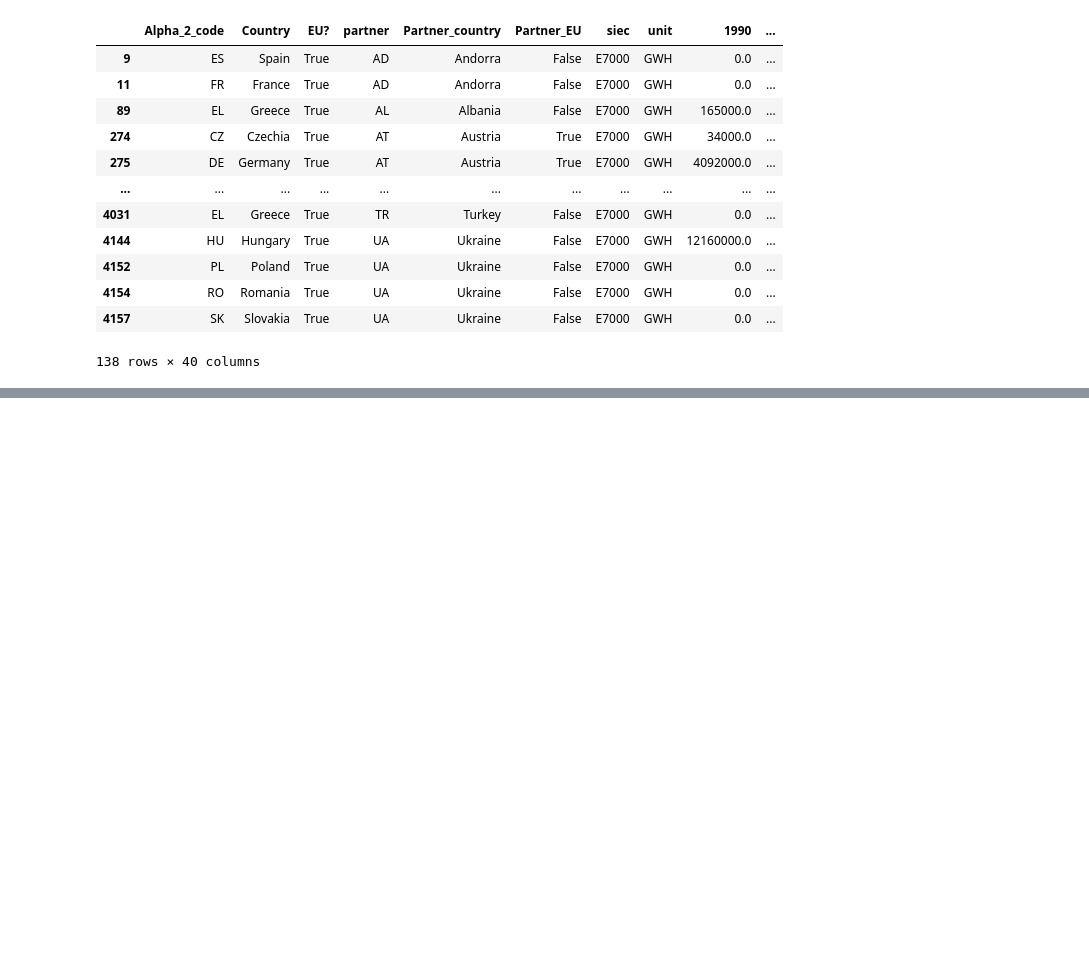
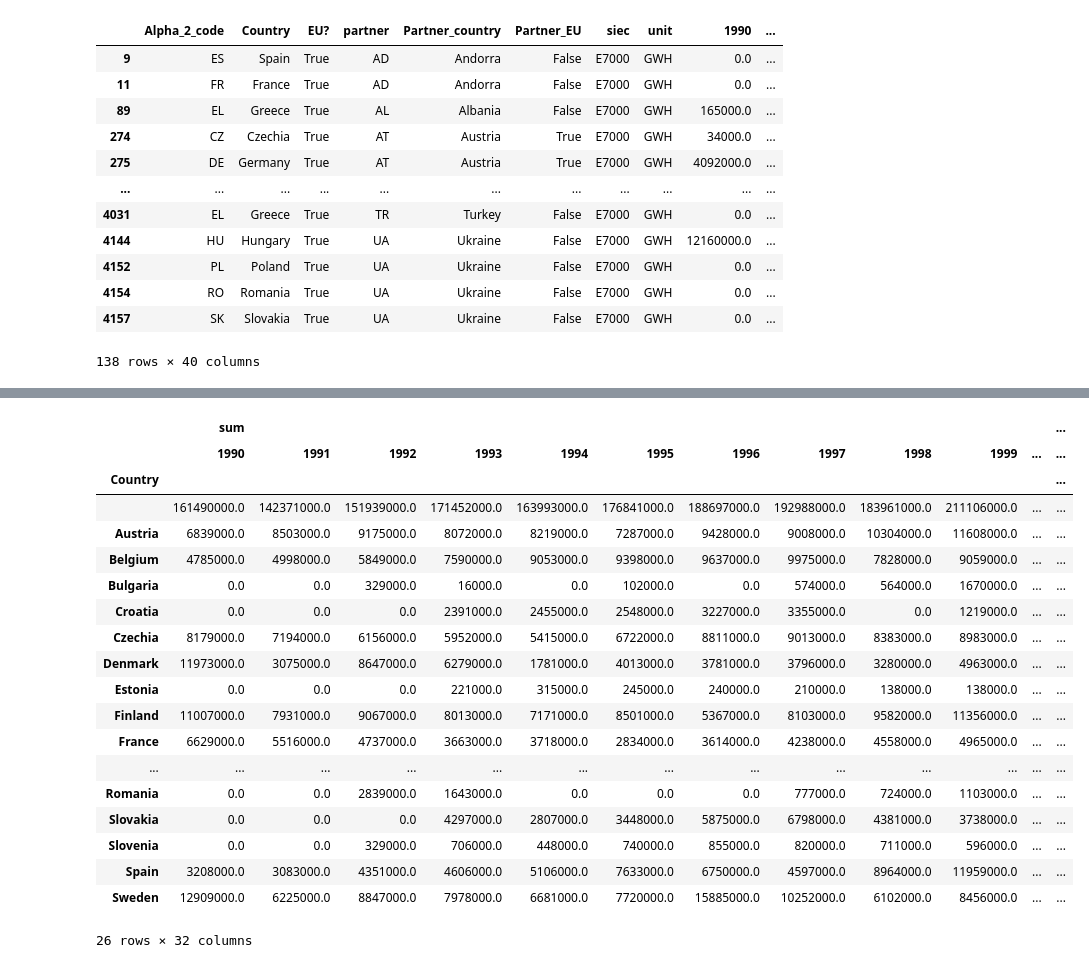
Before and after one commit to SinanSeyhan/green-electricity-project, a Jupyter notebook: notebooks/IMPORTS_FRANK.ipynb, the cells around one changed output, grey strips where cells are left out. Cells and saved outputs as stored; diff of their text form; code cells hidden in the pictures; blank space fills up the shorter version.

```diff
--- a/notebooks/IMPORTS_FRANK.ipynb
+++ b/notebooks/IMPORTS_FRANK.ipynb
@@ -734,0 +804,29 @@ KeyError: 'Column not found: False'
+# %%
+pivot_countries = pd.pivot_table(data=EU_Totals, index=['Country'],
+                      values=['1990', '1991', '1992', '1993', '1994', '1995', '1996', '1997', '1998', '1999',
+                             '2000', '2001', '2002', '2003', '2004', '2005', '2006', '2007', '2008', '2009',
+                             '2010', '2011', '2012', '2013', '2014', '2015', '2016', '2017', '2018', '2019',
+                             '2020', 'TOTAL'],
+                      aggfunc=['sum'])
+pivot_countries
+# %% [output]
+|  | sum |  |  |  |  |  |  |  |  |  |  | ... |
+|  | 1990 | 1991 | 1992 | 1993 | 1994 | 1995 | 1996 | 1997 | 1998 | 1999 | ... | ... |
+| Country |  |  |  |  |  |  |  |  |  |  |  | ... |
+|  | 161490000.0 | 142371000.0 | 151939000.0 | 171452000.0 | 163993000.0 | 176841000.0 | 188697000.0 | 192988000.0 | 183961000.0 | 211106000.0 | ... | ... |
+| Austria | 6839000.0 | 8503000.0 | 9175000.0 | 8072000.0 | 8219000.0 | 7287000.0 | 9428000.0 | 9008000.0 | 10304000.0 | 11608000.0 | ... | ... |
+| Belgium | 4785000.0 | 4998000.0 | 5849000.0 | 7590000.0 | 9053000.0 | 9398000.0 | 9637000.0 | 9975000.0 | 7828000.0 | 9059000.0 | ... | ... |
+| Bulgaria | 0.0 | 0.0 | 329000.0 | 16000.0 | 0.0 | 102000.0 | 0.0 | 574000.0 | 564000.0 | 1670000.0 | ... | ... |
+| Croatia | 0.0 | 0.0 | 0.0 | 2391000.0 | 2455000.0 | 2548000.0 | 3227000.0 | 3355000.0 | 0.0 | 1219000.0 | ... | ... |
+| Czechia | 8179000.0 | 7194000.0 | 6156000.0 | 5952000.0 | 5415000.0 | 6722000.0 | 8811000.0 | 9013000.0 | 8383000.0 | 8983000.0 | ... | ... |
+| Denmark | 11973000.0 | 3075000.0 | 8647000.0 | 6279000.0 | 1781000.0 | 4013000.0 | 3781000.0 | 3796000.0 | 3280000.0 | 4963000.0 | ... | ... |
+| Estonia | 0.0 | 0.0 | 0.0 | 221000.0 | 315000.0 | 245000.0 | 240000.0 | 210000.0 | 138000.0 | 138000.0 | ... | ... |
+| Finland | 11007000.0 | 7931000.0 | 9067000.0 | 8013000.0 | 7171000.0 | 8501000.0 | 5367000.0 | 8103000.0 | 9582000.0 | 11356000.0 | ... | ... |
+| France | 6629000.0 | 5516000.0 | 4737000.0 | 3663000.0 | 3718000.0 | 2834000.0 | 3614000.0 | 4238000.0 | 4558000.0 | 4965000.0 | ... | ... |
+| ... | ... | ... | ... | ... | ... | ... | ... | ... | ... | ... | ... | ... |
+| Romania | 0.0 | 0.0 | 2839000.0 | 1643000.0 | 0.0 | 0.0 | 0.0 | 777000.0 | 724000.0 | 1103000.0 | ... | ... |
+| Slovakia | 0.0 | 0.0 | 0.0 | 4297000.0 | 2807000.0 | 3448000.0 | 5875000.0 | 6798000.0 | 4381000.0 | 3738000.0 | ... | ... |
+| Slovenia | 0.0 | 0.0 | 329000.0 | 706000.0 | 448000.0 | 740000.0 | 855000.0 | 820000.0 | 711000.0 | 596000.0 | ... | ... |
+| Spain | 3208000.0 | 3083000.0 | 4351000.0 | 4606000.0 | 5106000.0 | 7633000.0 | 6750000.0 | 4597000.0 | 8964000.0 | 11959000.0 | ... | ... |
+| Sweden | 12909000.0 | 6225000.0 | 8847000.0 | 7978000.0 | 6681000.0 | 7720000.0 | 15885000.0 | 10252000.0 | 6102000.0 | 8456000.0 | ... | ... |
+26 rows × 32 columns
```
Also changed, not shown: parts of 14 cells of this notebook, 4 other files.
